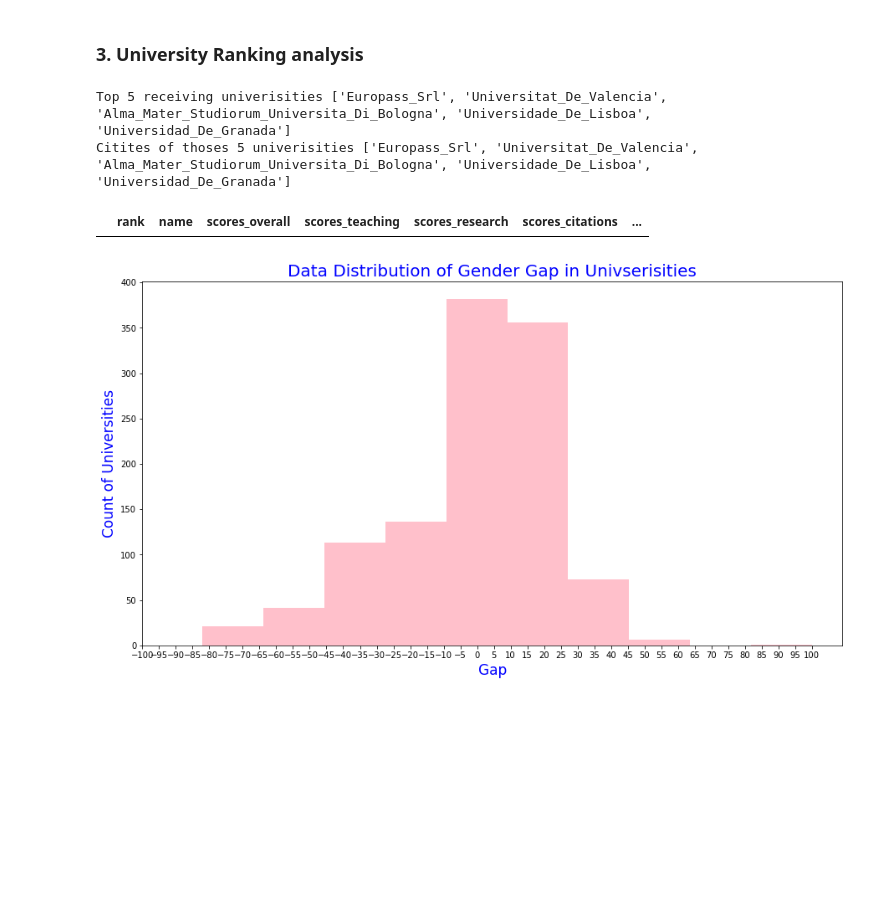
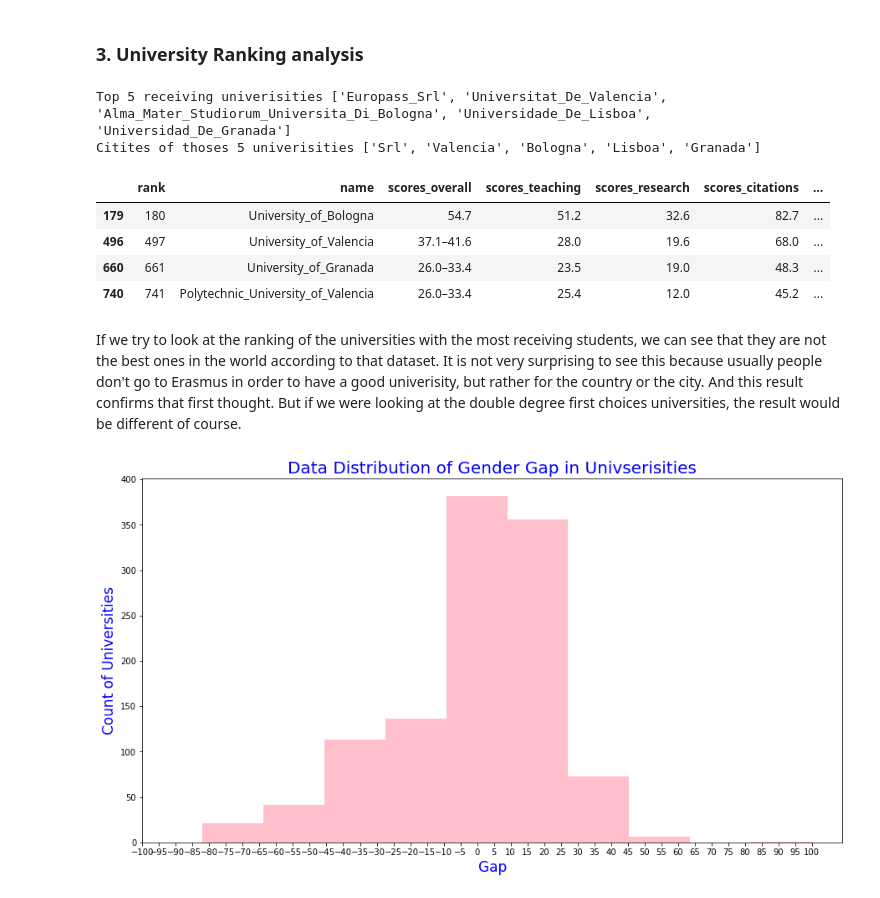
Before and after one commit to tatouti/DatabasePD, a Jupyter notebook: Erasmus_DataAnalysis.ipynb, the cells around one changed output. Cells and saved outputs as stored; diff of their text form; code cells hidden in the pictures; blank space fills up the shorter version.

```diff
--- a/Erasmus_DataAnalysis.ipynb
+++ b/Erasmus_DataAnalysis.ipynb
@@ -569,18 +593,24 @@ cofCountry.sort_values(by='McDo',ascending=True).head(10)
 # %%
 tempUni = list(receivingUni.index)
 print("Top 5 receiving univerisities",tempUni)
 
 tempUniFinal=[]
 for u in tempUni: # Only get the city of the uni (taking the last word)
-    u = u.split(" ")
+    u = u.split("_")
     tempUniFinal.append(u[-1])
 print("Citites of thoses 5 univerisities",tempUniFinal)
 
 rank2019[rank2019['name'].str.contains('|'.join(tempUniFinal))]
 # %% [output]
 Top 5 receiving univerisities ['Europass_Srl', 'Universitat_De_Valencia', 'Alma_Mater_Studiorum_Universita_Di_Bologna', 'Universidade_De_Lisboa', 'Universidad_De_Granada']
-Citites of thoses 5 univerisities ['Europass_Srl', 'Universitat_De_Valencia', 'Alma_Mater_Studiorum_Universita_Di_Bologna', 'Universidade_De_Lisboa', 'Universidad_De_Granada']
+Citites of thoses 5 univerisities ['Srl', 'Valencia', 'Bologna', 'Lisboa', 'Granada']
 |  | rank | name | scores_overall | scores_teaching | scores_research | scores_citations | ... |
+| 179 | 180 | University_of_Bologna | 54.7 | 51.2 | 32.6 | 82.7 | ... |
+| 496 | 497 | University_of_Valencia | 37.1–41.6 | 28.0 | 19.6 | 68.0 | ... |
+| 660 | 661 | University_of_Granada | 26.0–33.4 | 23.5 | 19.0 | 48.3 | ... |
+| 740 | 741 | Polytechnic_University_of_Valencia | 26.0–33.4 | 25.4 | 12.0 | 45.2 | ... |
+# %% [markdown]
+If we try to look at the ranking of the universities with the most receiving students, we can see that they are not the best ones in the world according to that dataset. It is not very surprising to see this because usually people don't go to Erasmus in order to have a good univerisity, but rather for the country or the city. And this result confirms that first thought. But if we were looking at the double degree first choices universities, the result would be different of course.
 # %%
 fig, axs = plt.subplots()
 fig.set_size_inches([15, 8])
```
Also changed, not shown: parts of 9 cells of this notebook.
